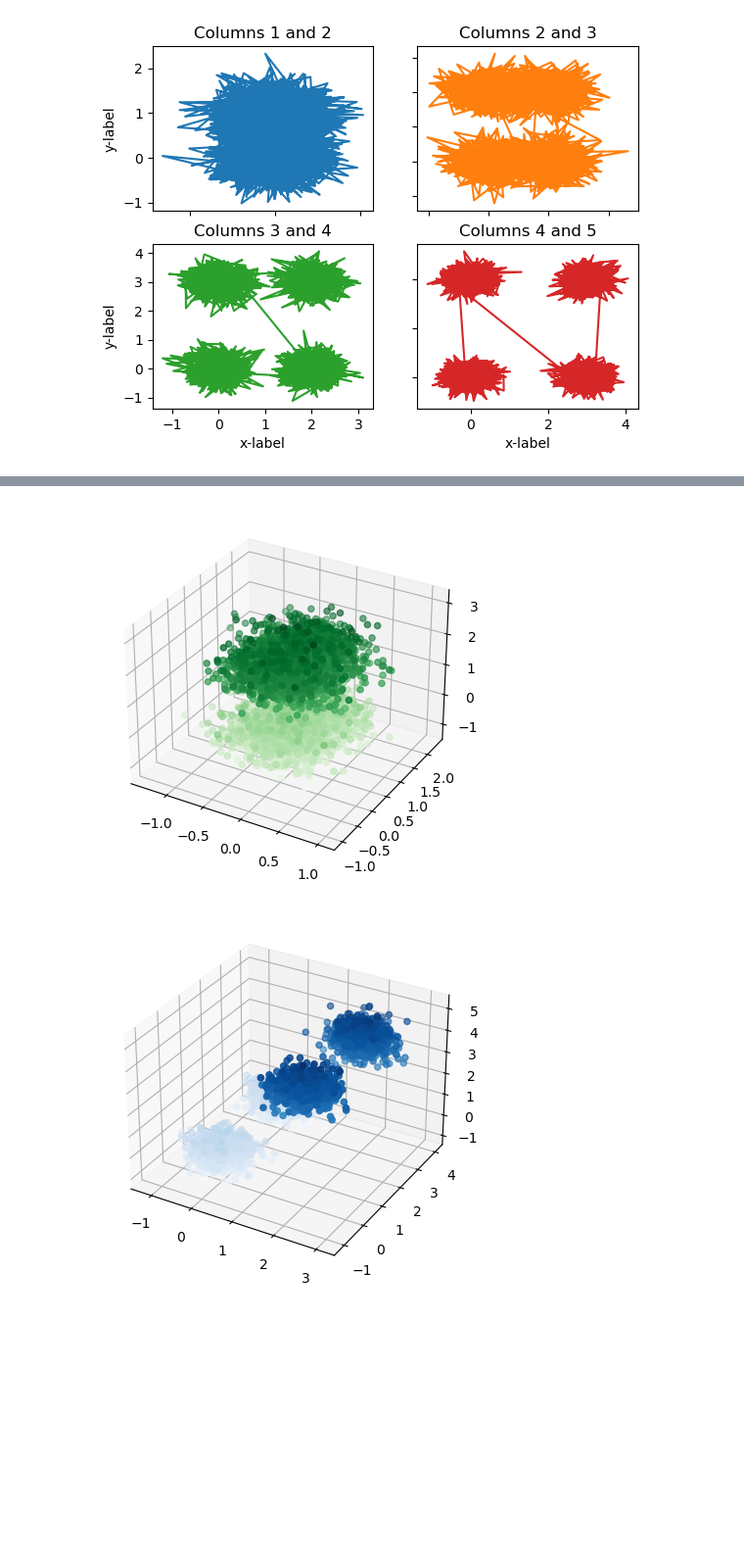
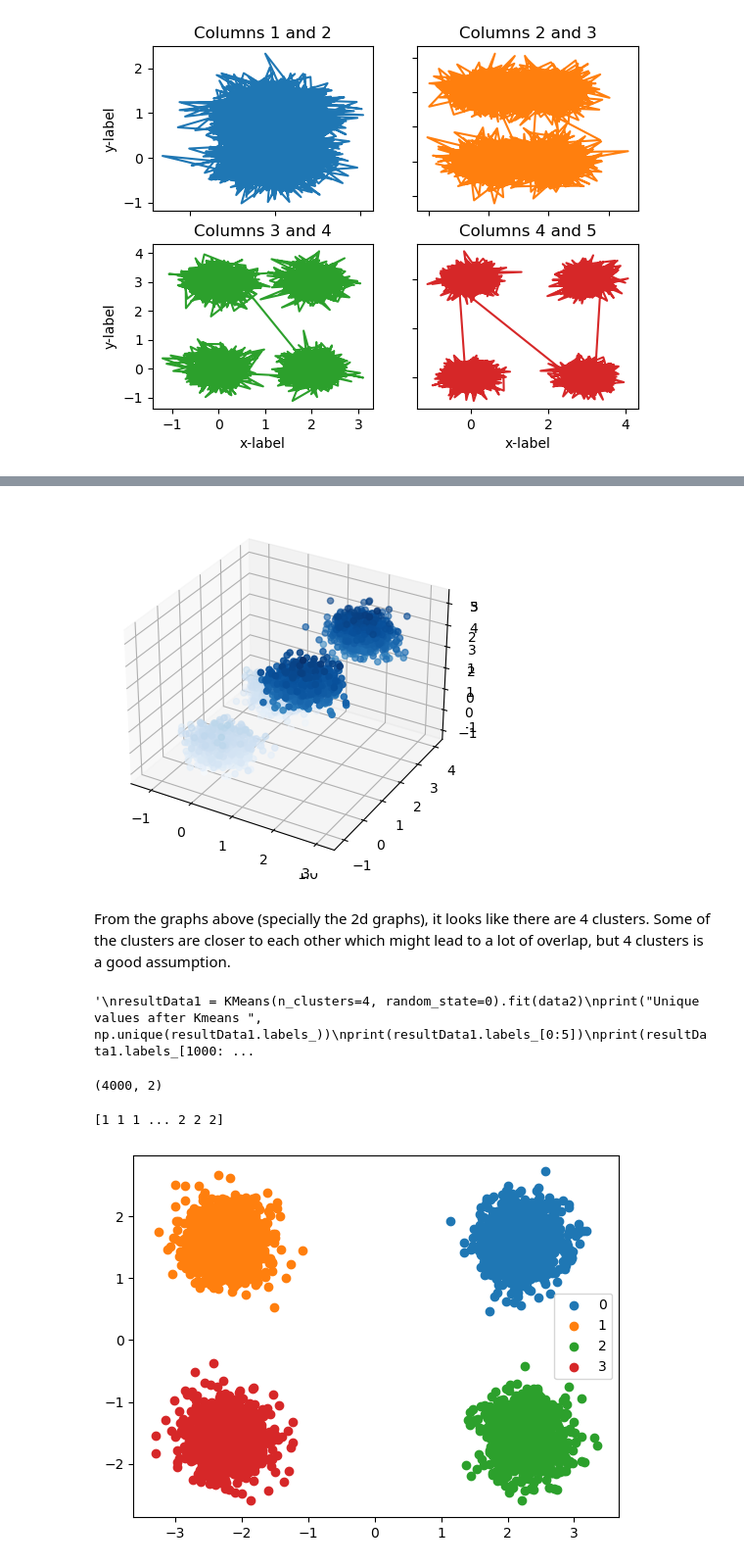
Before and after one commit to MiguelAcostaDelVecchio/RandomProcesses, a Jupyter notebook: Week5/MiguelHW5.ipynb, the cells around one changed output, grey strips where cells are left out. Shown at 98% size. Drawn from its saved outputs; the diff is of its cells as text; code cells hidden in the pictures; blank space fills up the shorter version.

```diff
--- a/Week5/MiguelHW5.ipynb
+++ b/Week5/MiguelHW5.ipynb
@@ -77,12 +100,57 @@ fig.show()
 # %% [output]
 [interactive output not drawn]
 # %%
+# This graphs do not really tell me much
 ax = plt.axes(projection='3d')
 ax.scatter3D(a, b, c, c=c, cmap='Greens');
+ax1 = plt.axes(projection='3d')
+ax1.scatter3D(c, d, e, c=e, cmap='Blues');
 # %% [output]
-[figure, old version]
+[figure, new version]
-# %%
-ax1 = plt.axes(projection='3d')
-ax1.scatter3D(c, d, e, c=e, cmap='Blues');
-# %% [output]
-[figure, removed]
+# %% [markdown]
+From the graphs above (specially the 2d graphs), it looks like there are 4 clusters.
+Some of the clusters are closer to each other which might lead to a lot of overlap,
+but 4 clusters is a good assumption.
+# %%
+"""
+resultData1 = KMeans(n_clusters=4, random_state=0).fit(data2)
+print("Unique values after Kmeans ", np.unique(resultData1.labels_))
+print(resultData1.labels_[0:5])
+print(resultData1.labels_[1000:1005])
+print(resultData1.labels_[2000:2005])
+print(resultData1.labels_[3000:3005])
+
+c = np.append(np.full((1000,1), 2), np.full((1000,1), 3))
+c = np.append(c, np.full((1000,1), 0))
+c = np.append(c, np.full((1000,1), 1))
+print(c.shape)
+
+cmA = confusion_matrix(a , resultData1.labels_)
+print(cmA)
+cmA_display = ConfusionMatrixDisplay(cmA).plot()
+"""
+# %% [output]
+'\nresultData1 = KMeans(n_clusters=4, random_state=0).fit(data2)\nprint("Unique values after Kmeans ", np.unique(resultData1.labels_))\nprint(resultData1.labels_[0:5])\nprint(resultData1.labels_[1000: ...
+# %%
+pca = PCA(2)
+df = pca.fit_transform(data2)
+df.shape
+# %% [output]
+(4000, 2)
+# %%
+kmeans = KMeans(n_clusters = 4)
+label = kmeans.fit_predict(df)
+print(label)
+# %% [output]
+[1 1 1 ... 2 2 2]
+# %%
+u_labels = np.unique(label)
+
+#plotting the results:
+
+for i in u_labels:
+    plt.scatter(df[label == i , 0] , df[label == i , 1] , label = i)
+plt.legend()
+plt.show()
+# %% [output]
+[figure, added]
```
Also changed, not shown: parts of 6 cells of this notebook.
